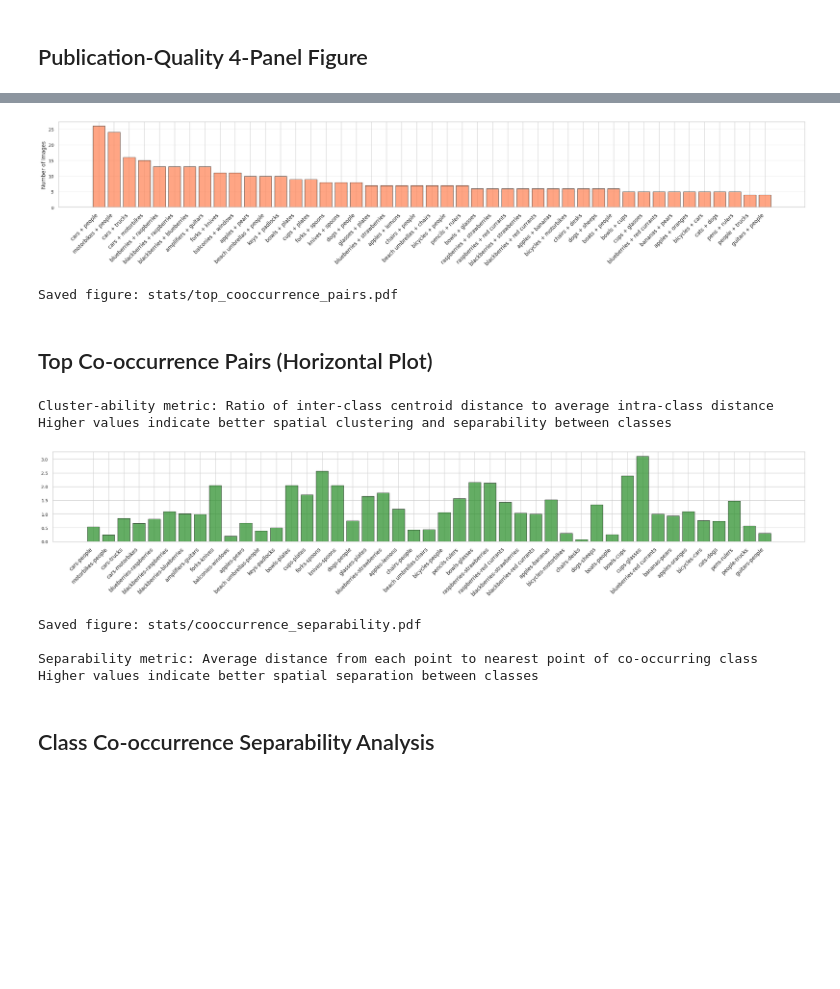
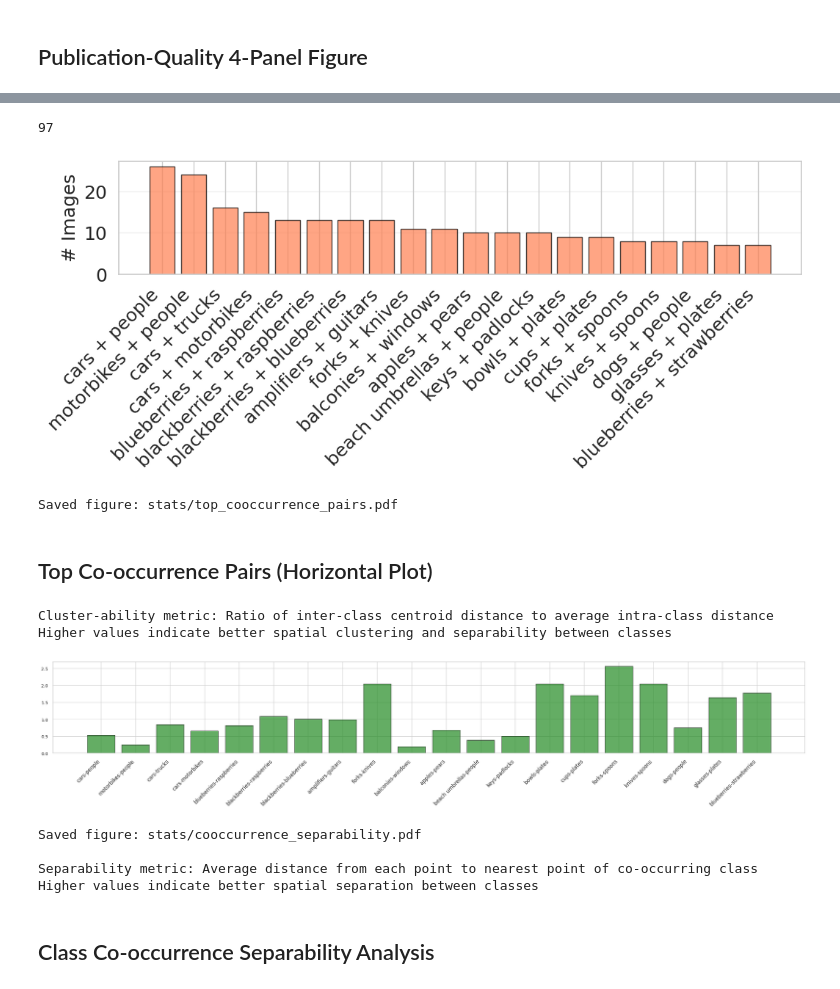
Before and after one commit to ciampluca/PrACo, a Jupyter notebook: data/multiclass-dataset/stats.ipynb, the cells around one changed output, grey strips where cells are left out. Drawn from its saved outputs; the diff is of its cells as text; code cells hidden in the pictures; blank space fills up the shorter version.

Commit message:
updated stats plots generation

```diff
--- a/data/multiclass-dataset/stats.ipynb
+++ b/data/multiclass-dataset/stats.ipynb
@@ -818,32 +818,37 @@ print(f"\nPanel (d) includes {len(scatter_data)} classes with sufficient point d
 Saved: stats/dataset_stats_4panel.pdf
 
 Panel (d) includes 45 classes with sufficient point data for NND calculation.
+# %%
+len(class_pairs)
+# %% [output]
+97
 # %%
 # Vertical bar plot for top co-occurring class pairs
-top_cooccur_limit = 45  # Parametric limit
+top_cooccur_limit = 20  # Parametric limit
 top_cooccur_pairs = sorted(class_pairs.items(), key=lambda x: x[1], reverse=True)[:top_cooccur_limit]
 
 # Create labels for pairs
 pair_labels = [f"{cls1} + {cls2}" for (cls1, cls2), count in top_cooccur_pairs]
 pair_counts = [count for (cls1, cls2), count in top_cooccur_pairs]
 
-fig, ax = plt.subplots(figsize=(25, 5))
+fig, ax = plt.subplots(figsize=(12, 2))
 bars = ax.bar(range(len(pair_labels)), pair_counts,
               edgecolor='black', alpha=0.7, color='coral')
 ax.set_xticks(range(len(pair_labels)))
-ax.set_xticklabels(pair_labels, rotation=45, ha='right', fontsize=12)
-ax.set_ylabel('Number of Images', fontsize=12)
-#ax.set_xlabel('Class Pair', fontsize=12)
-#ax.set_title(f'Top {top_cooccur_limit} Class Co-occurrence Pairs', fontsize=14, fontweight='bold')
+ax.set_xticklabels(pair_labels, rotation=45, ha='right', fontsize=18)
+ax.set_yticklabels(ax.get_yticks().astype(int), fontsize=18)
+ax.set_ylabel('# Images', fontsize=18)
+#ax.set_xlabel('Class Pair', fontsize=15)
+#ax.set_title(f'Top {top_cooccur_limit} Class Co-occurrence Pairs', fontsize=15, fontweight='bold')
 ax.grid(True, alpha=0.3, axis='y')
 
 plt.tight_layout()
 plt.savefig('stats/top_cooccurrence_pairs.pdf', dpi=400, bbox_inches='tight')
 plt.show()
 
 print(f"Saved figure: stats/top_cooccurrence_pairs.pdf")
 # %% [output]
-[figure, old version]
+[figure, new version]
 Saved figure: stats/top_cooccurrence_pairs.pdf
 # %% [markdown]
 ## Top Co-occurrence Pairs (Horizontal Plot)
@@ -935,7 +940,7 @@ print(f"Higher values indicate better spatial separation between classes")
 # %% [output]
 Cluster-ability metric: Ratio of inter-class centroid distance to average intra-class distance
 Higher values indicate better spatial clustering and separability between classes
-[figure, old version]
+[figure, new version]
 Saved figure: stats/cooccurrence_separability.pdf
 
 Separability metric: Average distance from each point to nearest point of co-occurring class
```
Also changed, not shown: parts of 16 cells of this notebook, 2 other files.
